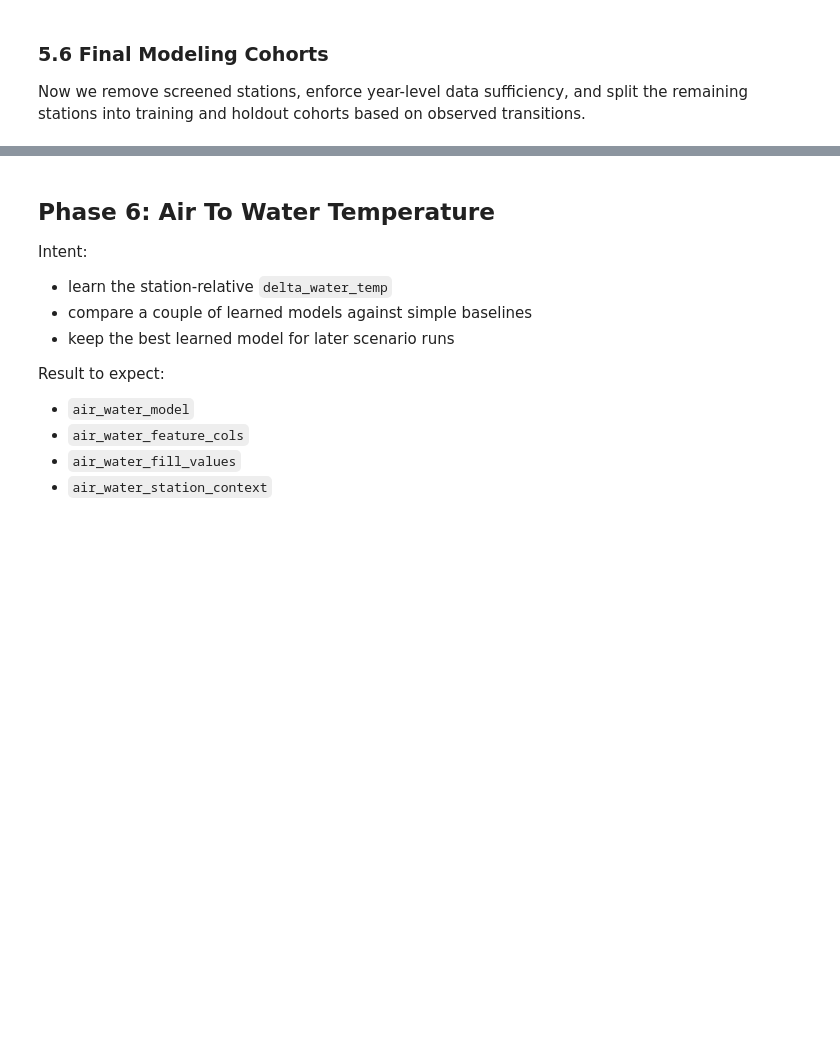
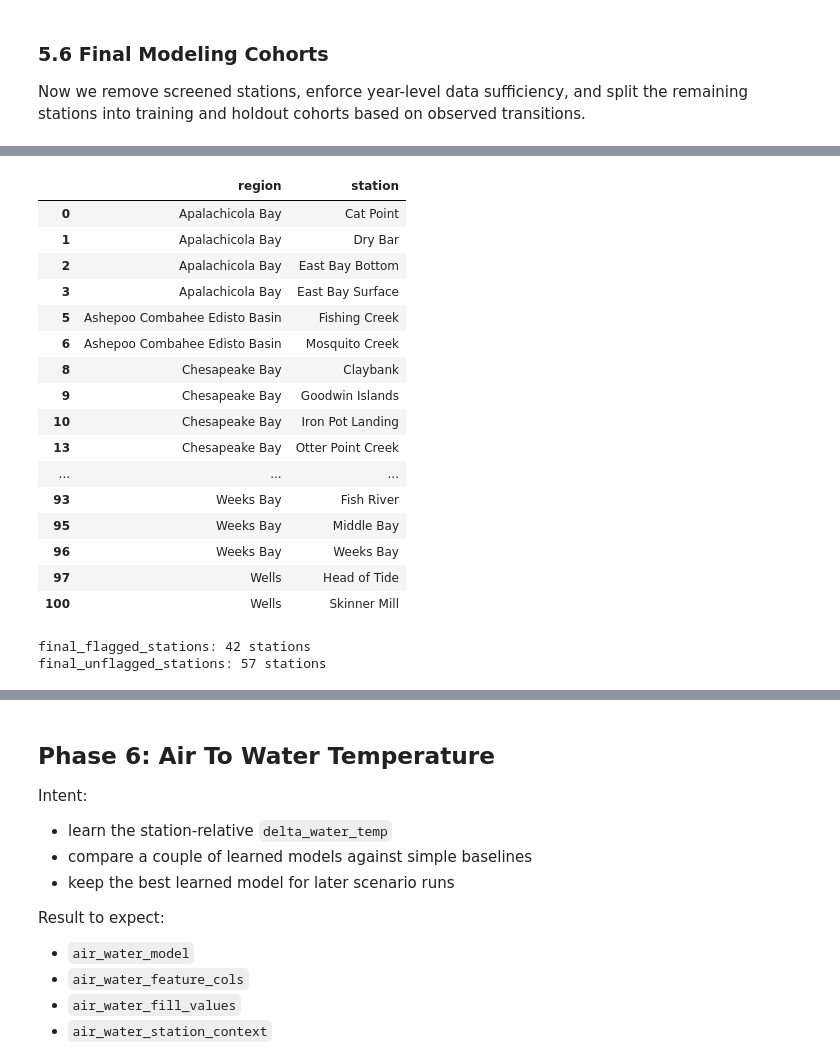
Before and after one commit to jeturcotte/estuaries, a Jupyter notebook: code/t4d.full.project.lite.ipynb, the cells around one changed output, grey strips where cells are left out. Saved outputs shown, nothing was run; the diff lists cells and outputs as text; code cells hidden in the pictures; blank space fills up the shorter version.

```diff
--- a/code/t4d.full.project.lite.ipynb
+++ b/code/t4d.full.project.lite.ipynb
@@ -1663,0 +1961,35 @@ p5_monthly_model = keep_valid_station_years( p5_monthly_model )
+# %%
+# identify stations who have confirmed long term and/or permanent regime transiitions
+stations_that_transitioned = (
+    p5_model
+    .loc[ p5_model[ "flip_confirmed" ].fillna( False ), [ "region", "station" ] ]
+    .drop_duplicates( )
+)
+
+# flag those stations, and set them aside for holdout, since they violate the assumption of stationarity that underlies our baseline modeling approach
+training_stations = (
+    valid_stations # ones that aren't too short or seasonal breaky
+    .merge( stations_that_transitioned.assign( is_transition = True ), on = [ "region", "station" ], how = "left" )
+    # we want to keep stations that aren't flagged as having a transition
+    .loc[ lambda frame: frame[ "is_transition" ].isna( ), [ "region", "station" ] ]
+)
+
+training_stations
+# %% [output]
+|  | region | station |
+| 0 | Apalachicola Bay | Cat Point |
+| 1 | Apalachicola Bay | Dry Bar |
+| 2 | Apalachicola Bay | East Bay Bottom |
+| 3 | Apalachicola Bay | East Bay Surface |
+| 5 | Ashepoo Combahee Edisto Basin | Fishing Creek |
+| 6 | Ashepoo Combahee Edisto Basin | Mosquito Creek |
+| 8 | Chesapeake Bay | Claybank |
+| 9 | Chesapeake Bay | Goodwin Islands |
+| 10 | Chesapeake Bay | Iron Pot Landing |
+| 13 | Chesapeake Bay | Otter Point Creek |
+| ... | ... | ... |
+| 93 | Weeks Bay | Fish River |
+| 95 | Weeks Bay | Middle Bay |
+| 96 | Weeks Bay | Weeks Bay |
+| 97 | Wells | Head of Tide |
+| 100 | Wells | Skinner Mill |
@@ -1664 +2023,7 @@ p5_monthly_model = keep_valid_station_years( p5_monthly_model )
+# %%
+print( f"final_flagged_stations: { len( final_flagged_stations ) } stations" )
+print( f"final_unflagged_stations: { len( final_unflagged_stations ) } stations" )
+# %% [output]
+final_flagged_stations: 42 stations
+final_unflagged_stations: 57 stations
 # %%
```
Also changed, not shown: parts of 41 cells of this notebook.
